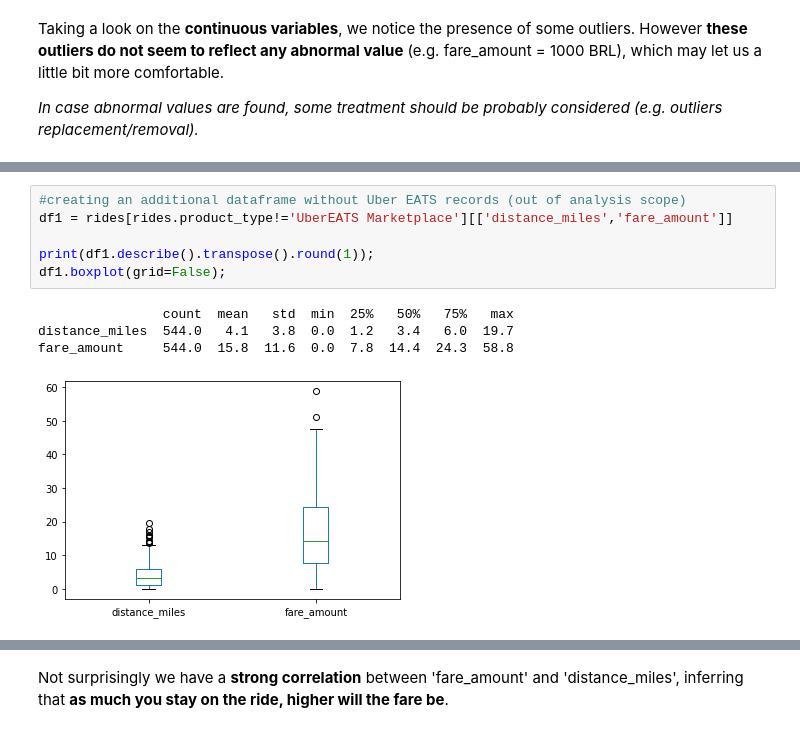
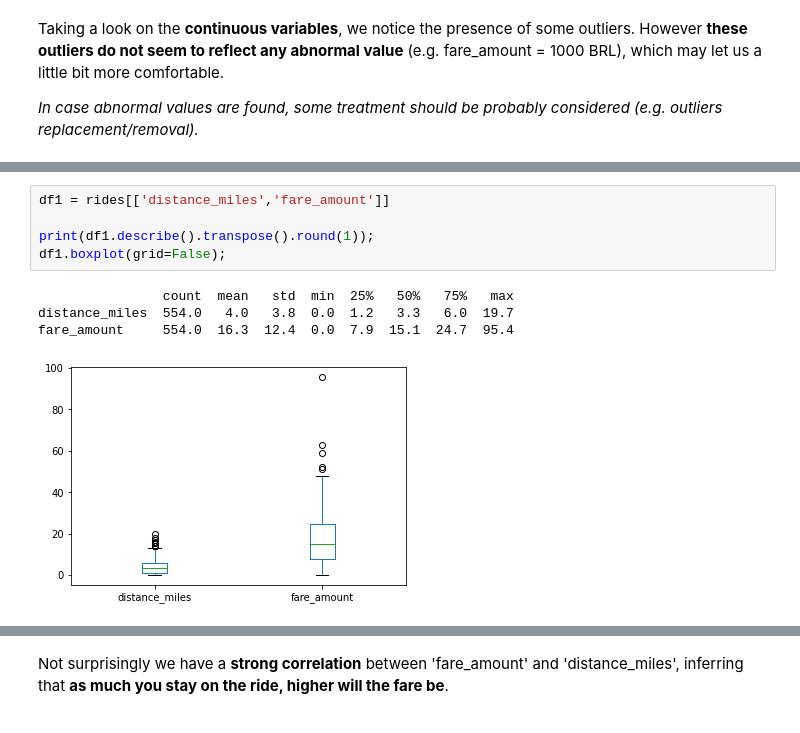
Before and after one commit to ShyamKrishna122/FODS_CASE_STUDY, a Jupyter notebook: FODS_Case_Study.ipynb, the cells around one changed output, grey strips where cells are left out. Drawn from its saved outputs; the diff is of its cells as text.

```diff
--- a/FODS_Case_Study.ipynb
+++ b/FODS_Case_Study.ipynb
@@ -73,11 +112,10 @@ Taking a look on the **continuous variables**, we notice the presence of some ou
 # %%
-#creating an additional dataframe without Uber EATS records (out of analysis scope)
-df1 = rides[rides.product_type!='UberEATS Marketplace'][['distance_miles','fare_amount']]
+df1 = rides[['distance_miles','fare_amount']]
 
 print(df1.describe().transpose().round(1));
 df1.boxplot(grid=False);
 # %% [output]
                 count  mean   std  min  25%   50%   75%   max
-distance_miles  544.0   4.1   3.8  0.0  1.2   3.4   6.0  19.7
-fare_amount     544.0  15.8  11.6  0.0  7.8  14.4  24.3  58.8
+distance_miles  554.0   4.0   3.8  0.0  1.2   3.3   6.0  19.7
+fare_amount     554.0  16.3  12.4  0.0  7.9  15.1  24.7  95.4
-[figure, old version]
+[figure, new version]
```
Also changed, not shown: parts of 18 cells of this notebook.
